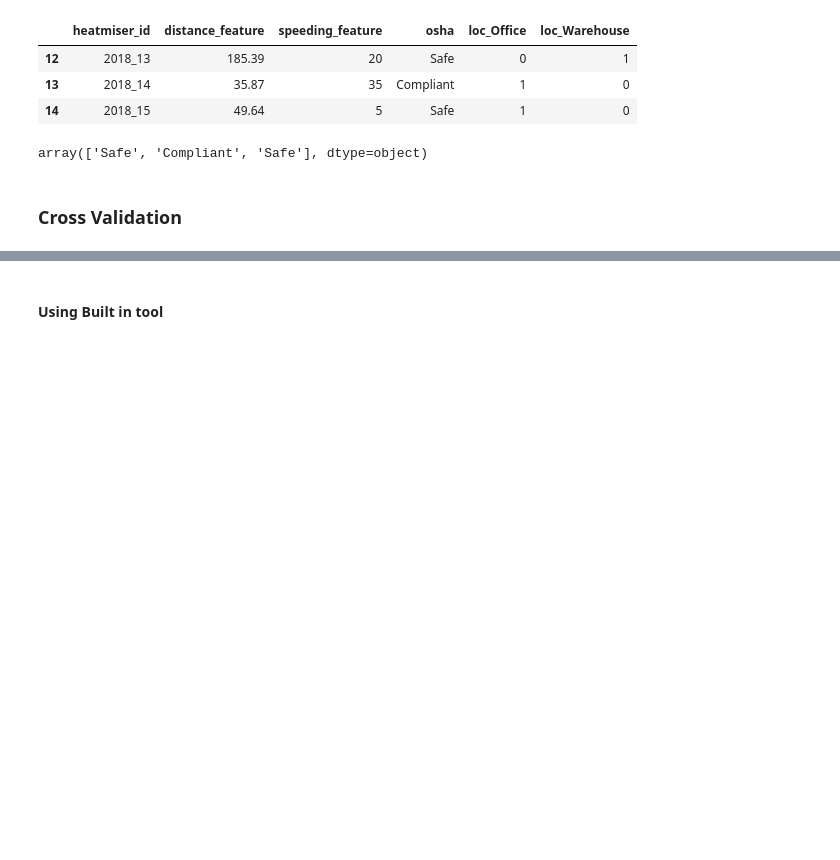
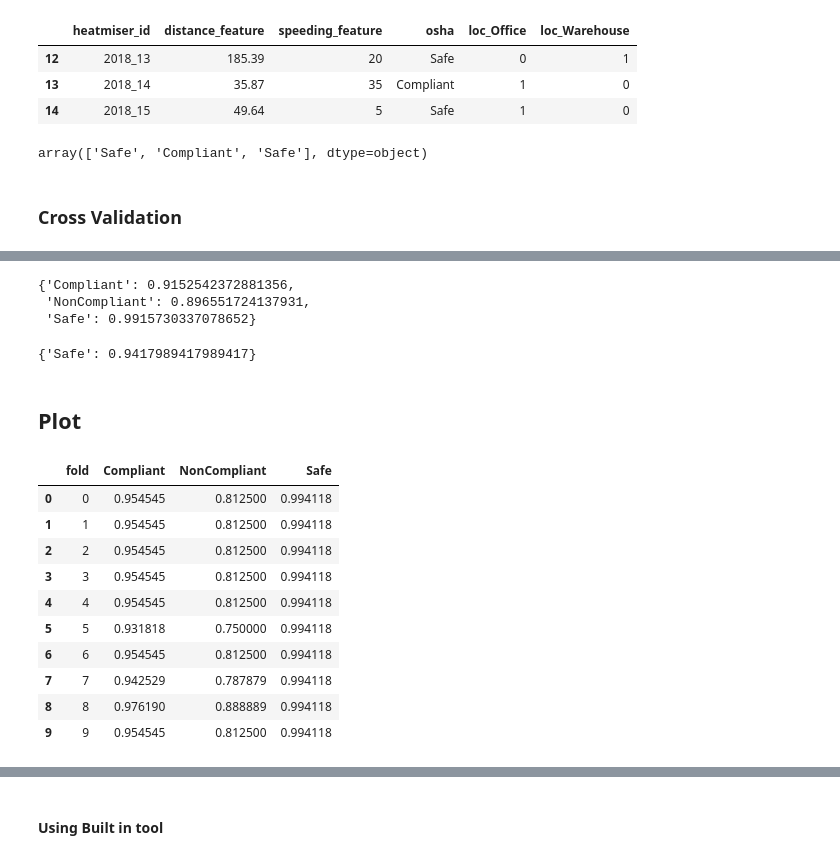
Before and after one commit to GalenWQ/CS321OshaProject, a Jupyter notebook: sklearn_tree.ipynb, the cells around one changed output, grey strips where cells are left out. Drawn from its saved outputs; the diff is of its cells as text; code cells hidden in the pictures; blank space fills up the shorter version.

```diff
--- a/sklearn_tree.ipynb
+++ b/sklearn_tree.ipynb
@@ -123,0 +94,15 @@ score_dict
+# %%
+dfs = shuffle_and_split(df, k=10)
+y_true, y_pred = model_ith_cross(dfs, 1)
+get_scores(y_true, y_pred)
+# %% [output]
+{'Compliant': 0.9152542372881356,
+ 'NonCompliant': 0.896551724137931,
+ 'Safe': 0.9915730337078652}
+# %%
+baseline = np.repeat(y_true.mode(), len(y_true))
+get_scores(y_true, baseline)
+# %% [output]
+{'Safe': 0.9417989417989417}
+# %% [markdown]
+## Plot
@@ -123,0 +127,14 @@ score_dict
+# %%
+data
+# %% [output]
+|  | fold | Compliant | NonCompliant | Safe |
+| 0 | 0 | 0.954545 | 0.812500 | 0.994118 |
+| 1 | 1 | 0.954545 | 0.812500 | 0.994118 |
+| 2 | 2 | 0.954545 | 0.812500 | 0.994118 |
+| 3 | 3 | 0.954545 | 0.812500 | 0.994118 |
+| 4 | 4 | 0.954545 | 0.812500 | 0.994118 |
+| 5 | 5 | 0.931818 | 0.750000 | 0.994118 |
+| 6 | 6 | 0.954545 | 0.812500 | 0.994118 |
+| 7 | 7 | 0.942529 | 0.787879 | 0.994118 |
+| 8 | 8 | 0.976190 | 0.888889 | 0.994118 |
+| 9 | 9 | 0.954545 | 0.812500 | 0.994118 |
```
Also changed, not shown: parts of 22 cells of this notebook, 2 other files.
